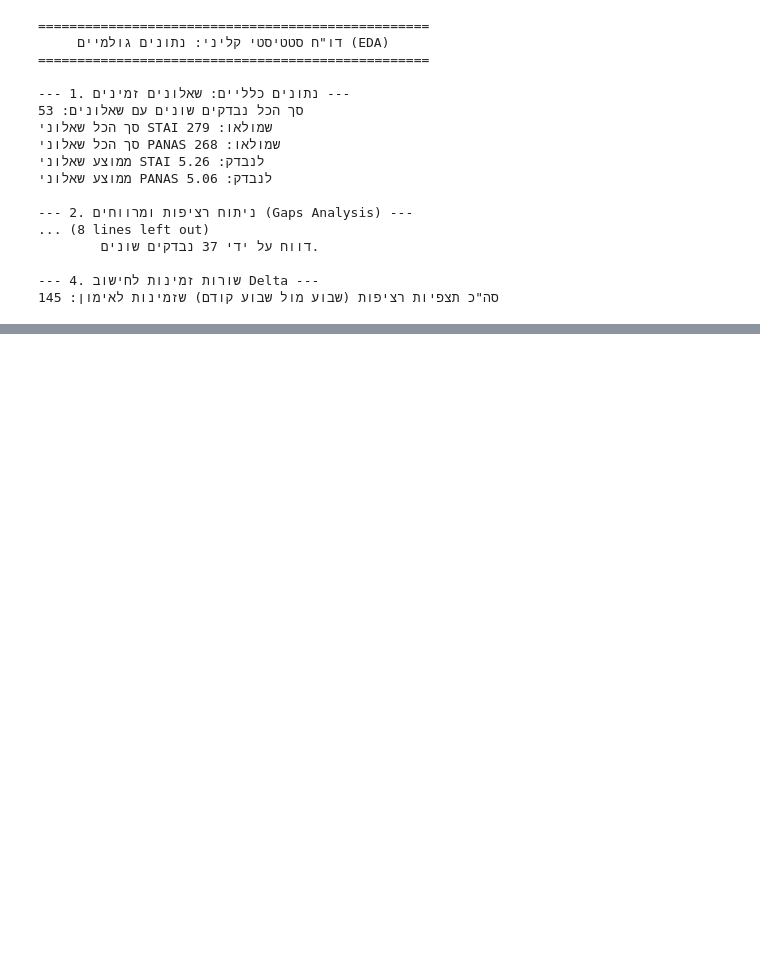
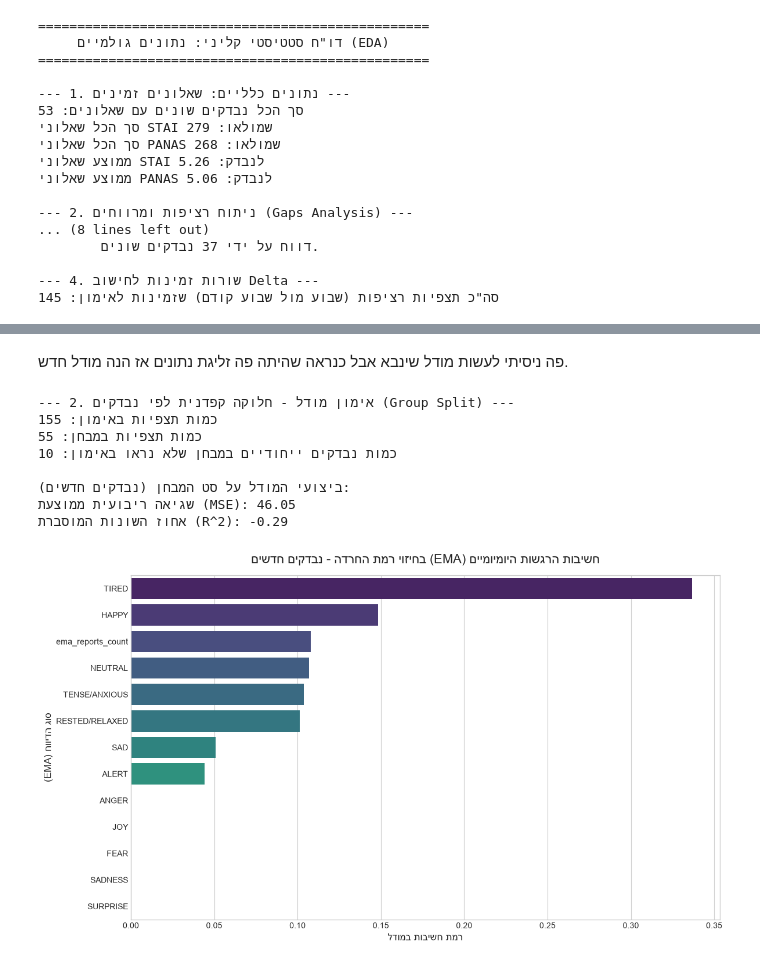
Before and after one commit to MoriahTDaniel/lifesnaps_project, a Jupyter notebook: notebooks/02_week_eda.ipynb, the cells around one changed output, grey strips where cells are left out. Saved outputs shown, nothing was run; the diff lists cells and outputs as text; code cells hidden in the pictures; blank space fills up the shorter version.

```diff
--- a/notebooks/02_week_eda.ipynb
+++ b/notebooks/02_week_eda.ipynb
@@ -160,0 +426,77 @@ print(f"סה\"כ תצפיות רציפות (שבוע מול שבוע קודם)
+# %% [markdown]
+פה ניסיתי לעשות מודל שינבא אבל כנראה שהיתה פה זליגת נתונים אז הנה מודל חדש.
+# %%
+from sklearn.model_selection import GroupShuffleSplit
+from sklearn.ensemble import RandomForestRegressor
+from sklearn.metrics import mean_squared_error, r2_score
+import matplotlib.pyplot as plt
+import seaborn as sns
+import pandas as pd
+
+print("\n--- 2. אימון מודל - חלוקה קפדנית לפי נבדקים (Group Split) ---")
+
+# הגדרת הפיצ'רים והמטרה
+features = mood_cols + ['ema_reports_count']
+target = 'stai_stress'
+
+# העתקת הנתונים והשלמת חוסרים
+train_data = model_df.copy()
+train_data[features] = train_data[features].fillna(0)
+train_data = train_data.dropna(subset=[target])
+
+X = train_data[features]
+y = train_data[target]
+
+# המפתח למניעת זליגה: הגדרת קבוצות לפי מזהה הנבדק
+groups = train_data['new_id']
+
+# חלוקה לסט אימון (80%) וסט בדיקה (20%) כך שנבדק לא יופיע בשניהם
+gss = GroupShuffleSplit(n_splits=1, test_size=0.2, random_state=42)
+train_idx, test_idx = next(gss.split(X, y, groups))
+
+X_train, X_test = X.iloc[train_idx], X.iloc[test_idx]
+y_train, y_test = y.iloc[train_idx], y.iloc[test_idx]
+
+# הגדרת ואימון מודל יער אקראי
+rf_model = RandomForestRegressor(n_estimators=100, random_state=42, max_depth=5)
+rf_model.fit(X_train, y_train)
+
+# ביצוע תחזיות על סט הבדיקה
+predictions = rf_model.predict(X_test)
+
+# חישוב ביצועי המודל
+mse = mean_squared_error(y_test, predictions)
+r2 = r2_score(y_test, predictions)
+
+print(f"כמות תצפיות באימון: {len(X_train)}")
+print(f"כמות תצפיות במבחן: {len(X_test)}")
+print(f"כמות נבדקים ייחודיים במבחן שלא נראו באימון: {train_data.iloc[test_idx]['new_id'].nunique()}")
+
+print(f"\nביצועי המודל על סט המבחן (נבדקים חדשים):")
+print(f"שגיאה ריבועית ממוצעת (MSE): {mse:.2f}")
+print(f"אחוז השונות המוסברת (R^2): {r2:.2f}")
+
+# שרטוט גרף: חשיבות הפיצ'רים
+feature_importance = pd.DataFrame({
+    'Feature': features,
+    'Importance': rf_model.feature_importances_
+}).sort_values(by='Importance', ascending=False)
+feature_importance['Feature'] = feature_importance['Feature'].str.replace('mood_', '')
+
+plt.figure(figsize=(12, 7))
+sns.barplot(data=feature_importance, x='Importance', y='Feature', hue='Feature', palette='viridis', legend=False)
+plt.title("חשיבות הרגשות היומיומיים (EMA) בחיזוי רמת החרדה - נבדקים חדשים", fontsize=16, pad=15)
+plt.xlabel("רמת חשיבות במודל", fontsize=12)
+plt.ylabel("סוג הדיווח (EMA)", fontsize=12)
+plt.tight_layout()
+plt.show()
+# %% [output]
+--- 2. אימון מודל - חלוקה קפדנית לפי נבדקים (Group Split) ---
+כמות תצפיות באימון: 155
+כמות תצפיות במבחן: 55
+כמות נבדקים ייחודיים במבחן שלא נראו באימון: 10
+
+ביצועי המודל על סט המבחן (נבדקים חדשים):
+שגיאה ריבועית ממוצעת (MSE): 46.05
+אחוז השונות המוסברת (R^2): -0.29
+[figure, added]
```
Also changed, not shown: parts of 18 cells of this notebook.
